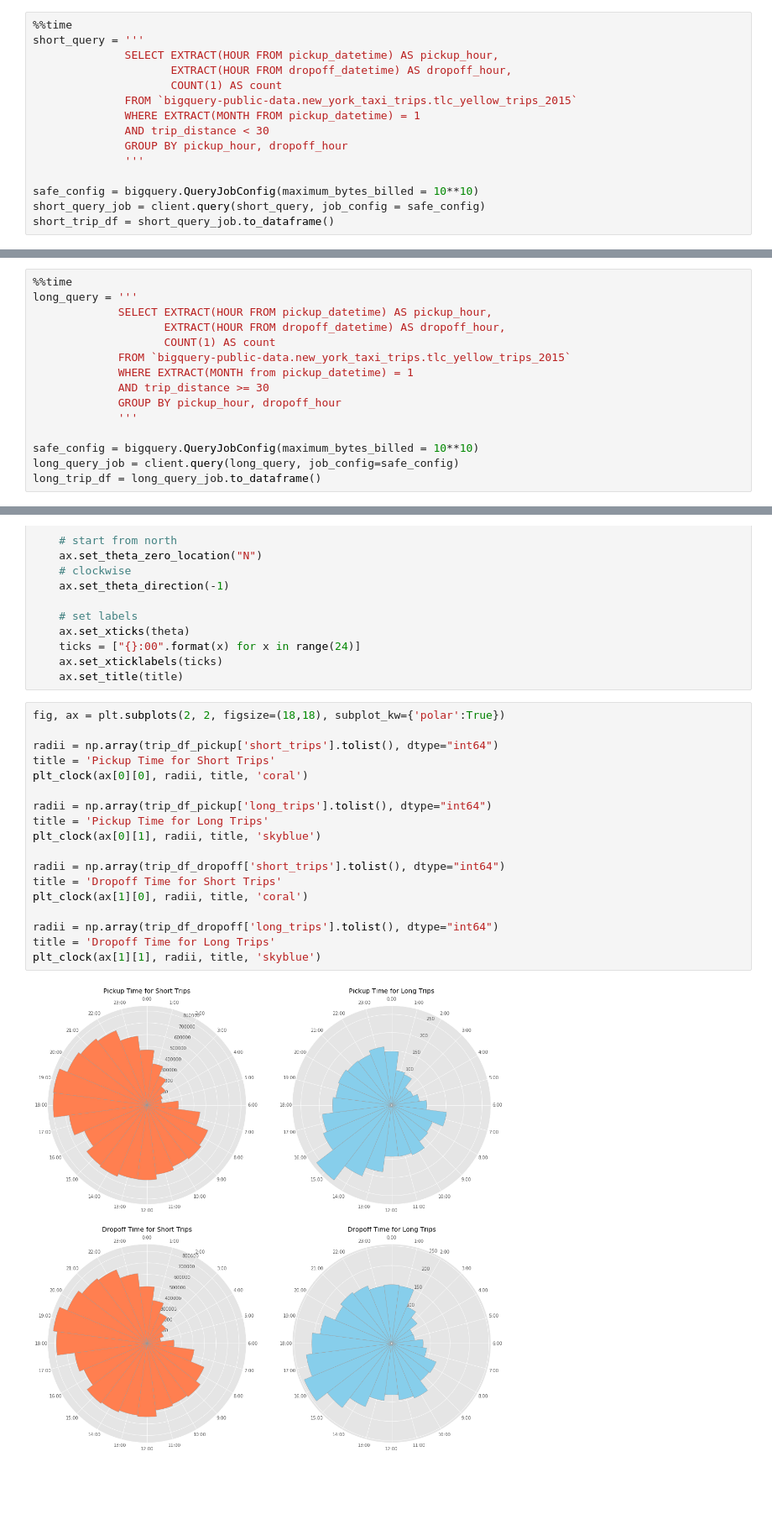
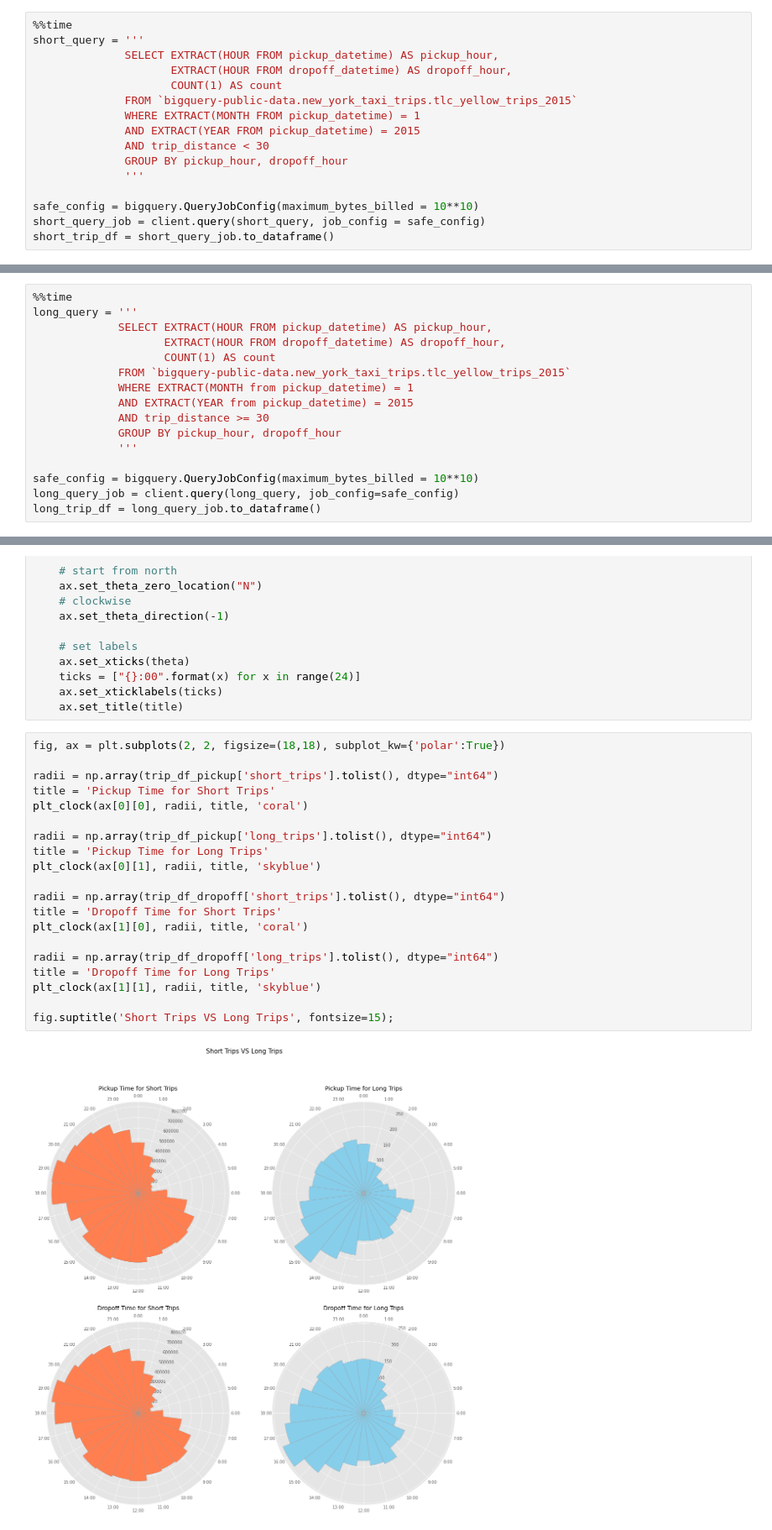
Before and after one commit to jiyoungsim/BigQuery-NYC-Taxi-Demand--EDA-and-Prediction, a Jupyter notebook: doc/1. NYC Taxi EDA (Time).ipynb, the cells around one changed output, grey strips where cells are left out. Shown at 84% size. Cells and saved outputs as stored; diff of their text form; blank space fills up the shorter version.

Commit message:
add plot titles

```diff
--- a/doc/1. NYC Taxi EDA (Time).ipynb
+++ b/doc/1. NYC Taxi EDA (Time).ipynb
@@ -341,6 +351,7 @@ short_query = '''
                      COUNT(1) AS count
               FROM `bigquery-public-data.new_york_taxi_trips.tlc_yellow_trips_2015`
               WHERE EXTRACT(MONTH FROM pickup_datetime) = 1
+              AND EXTRACT(YEAR FROM pickup_datetime) = 2015
               AND trip_distance < 30
               GROUP BY pickup_hour, dropoff_hour
               '''
@@ -359,6 +370,7 @@ long_query = '''
                     COUNT(1) AS count
              FROM `bigquery-public-data.new_york_taxi_trips.tlc_yellow_trips_2015`
              WHERE EXTRACT(MONTH from pickup_datetime) = 1
+             AND EXTRACT(YEAR from pickup_datetime) = 2015
              AND trip_distance >= 30
              GROUP BY pickup_hour, dropoff_hour
              '''
@@ -443,22 +458,24 @@ def plt_clock(ax, radii, title, color):
 # %%
 fig, ax = plt.subplots(2, 2, figsize=(18,18), subplot_kw={'polar':True})
 
 radii = np.array(trip_df_pickup['short_trips'].tolist(), dtype="int64")
 title = 'Pickup Time for Short Trips'
 plt_clock(ax[0][0], radii, title, 'coral')
 
 radii = np.array(trip_df_pickup['long_trips'].tolist(), dtype="int64")
 title = 'Pickup Time for Long Trips'
 plt_clock(ax[0][1], radii, title, 'skyblue')
 
 radii = np.array(trip_df_dropoff['short_trips'].tolist(), dtype="int64")
 title = 'Dropoff Time for Short Trips'
 plt_clock(ax[1][0], radii, title, 'coral')
 
 radii = np.array(trip_df_dropoff['long_trips'].tolist(), dtype="int64")
 title = 'Dropoff Time for Long Trips'
 plt_clock(ax[1][1], radii, title, 'skyblue')
+
+fig.suptitle('Short Trips VS Long Trips', fontsize=15);
 # %% [output]
-[figure, old version]
+[figure, new version]
 # %% [markdown]
 Peak times
```
Also changed, not shown: parts of 18 cells of this notebook, 1 other file.
